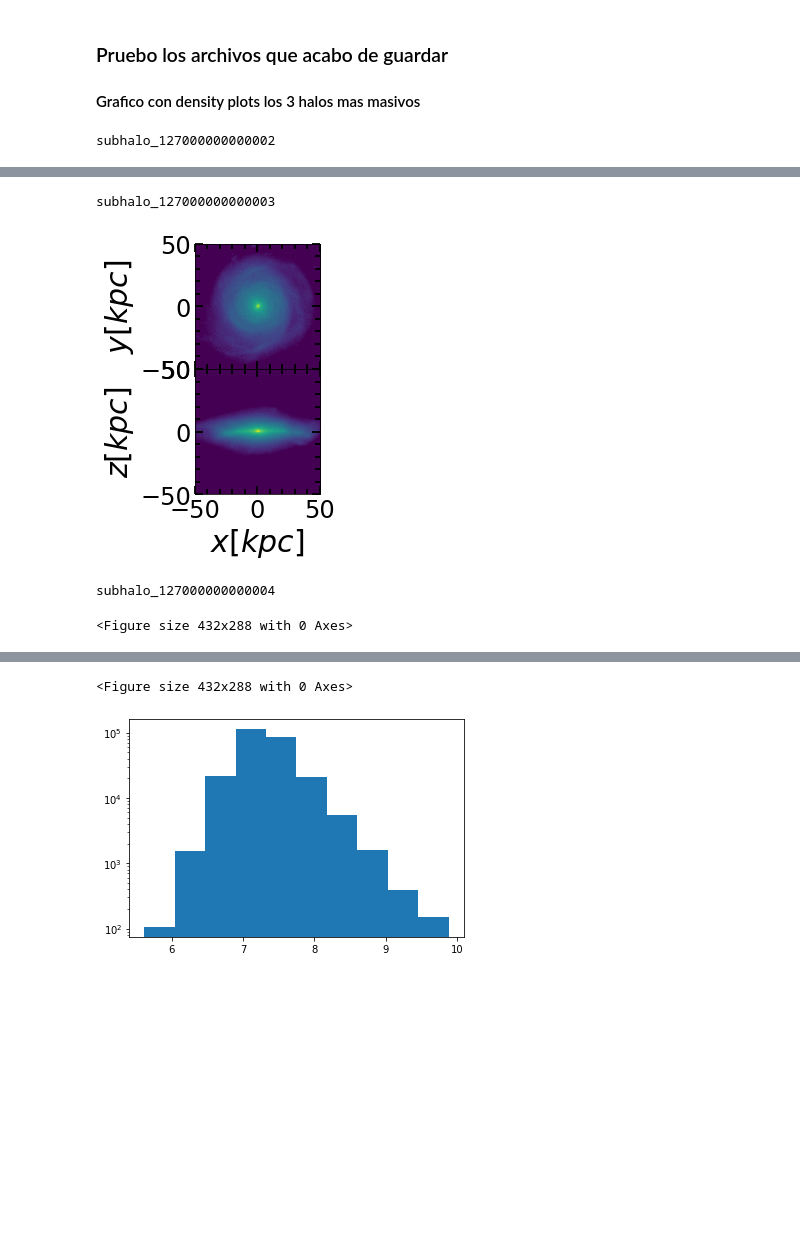
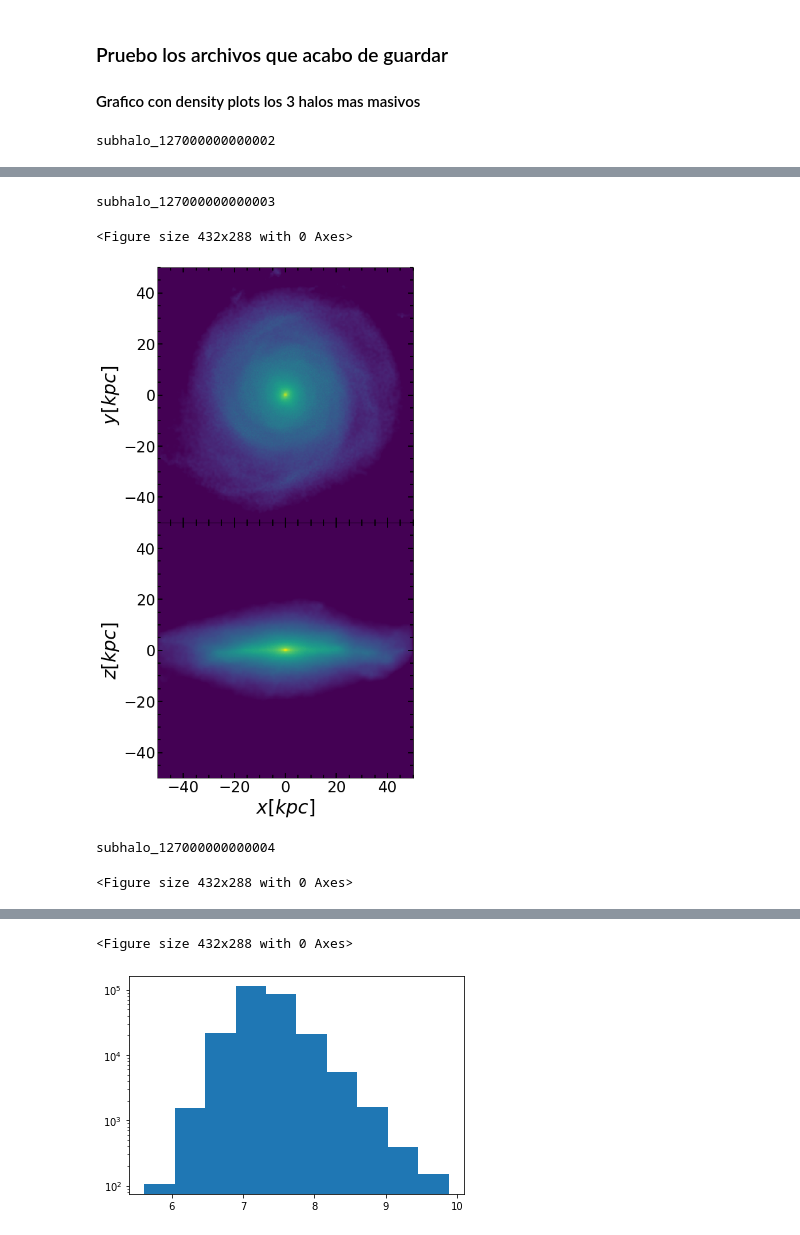
Before and after one commit to ornemarioni/gradients, a Jupyter notebook: programs/read_HESTIA.ipynb, the cells around one changed output, grey strips where cells are left out. Drawn from its saved outputs; the diff is of its cells as text; code cells hidden in the pictures; blank space fills up the shorter version.

Commit message:
reescribiendo los plots de densidad

```diff
--- a/programs/read_HESTIA.ipynb
+++ b/programs/read_HESTIA.ipynb
@@ -386,11 +399,13 @@ import matplotlib.pyplot as plt
 
 # vector = (0,1,3)
 
+ID = np.loadtxt('../_data/my_halos.dat')[:,0]
+
 path = '../_simulations/snap_127/'
 
 for i in range(0,3):
 
-    snap = h5py.File(path + 'subhalo_'+str('%d'%Id[i])+'.h5py', 'r')
+    snap = h5py.File(path + 'subhalo_'+str('%d'%ID[i])+'.h5py', 'r')
 
     print('subhalo_'+str('%d'%Id[i]))
 
@@ -457,57 +472,56 @@ for i in range(0,3):
     cmap='viridis'
 
 #-----grafico-----------
-    fig=plt.figure(i,figsize=(8,13))
+    fig, ax = plt.subplots(nrows=2, ncols=1, figsize=(8, 13))
     fig.subplots_adjust(bottom=0.08, left =0.2, right = 0.92, top = 0.95, wspace=0.03, hspace= 0)
 
     particles=sph.Particles(pos[corte,:],mstr[corte],nb=50)
     escena=sph.Scene(particles)
     escena.update_camera(r='infinity',x=0,y=0,z=0,extent=[-rl,rl,-rl,rl])
     rend1=sph.Render(escena)
     extent=escena.get_extent()
     rend1.set_logscale()
 
-    ax1=fig.add_subplot(211)
-    plt.imshow(rend1.get_image(),extent=extent,origin='lower',cmap=cmap, vmin=vmin, vmax= vmax)
+    ax[0].imshow(rend1.get_image(),extent=extent,origin='lower',cmap=cmap, vmin=vmin, vmax= vmax)
     #plt.axis('off')
     #ax1.set_title('Gadget - '+ str('%s'%vector2[i]), fontsize=18)
-    ax1.set_xticklabels([])
+    ax[0].set_xticklabels([])
     #plt.xlabel('$x$'+' $[kpc]$', fontsize=26)
-    plt.ylabel('$y[kpc]$', fontsize=30)
-    ax1.minorticks_on()
-    ax1.tick_params( labelsize=24)
-    ax1.tick_params('both', length=5, width=1.8,which='minor', direction='in', right='on',top='on')
-    ax1.tick_params('both', length=8, width=1.8,which='major', direction='in', right='on',top='on')
+    ax[0].set_ylabel('$y[kpc]$', fontsize=30)
+    ax[0].minorticks_on()
+    ax[0].tick_params( labelsize=24)
+    ax[0].tick_params('both', length=5, width=1.8,which='minor', direction='in', right='on',top='on')
+    ax[0].tick_params('both', length=8, width=1.8,which='major', direction='in', right='on',top='on')
 
     particles=sph.Particles(pos[corte,:],mstr[corte],nb=50)
     escena=sph.Scene(particles)
     escena.update_camera(r='infinity',x=0,y=0,z=0,extent=[-rl,rl,-rl,rl], t=90)
     rend=sph.Render(escena)
     extent=escena.get_extent()
     rend.set_logscale()
 
-    ax2=fig.add_subplot(212)
-    plt.imshow(rend.get_image(),extent=extent,origin='lower',cmap=cmap, vmin=vmin, vmax= vmax)
+    ax[1].imshow(rend.get_image(),extent=extent,origin='lower',cmap=cmap, vmin=vmin, vmax= vmax)
     #plt.axis('off')
-    plt.xlabel('$x[kpc]$', fontsize=30)
-    plt.ylabel('$z[kpc]$', fontsize=30)
-    ax2.minorticks_on()
-    ax2.tick_params( labelsize=24)
-    ax2.tick_params('both', length=5, width=1.8,which='minor', direction='in', right='on',top='on')
-    ax2.tick_params('both', length=8, width=1.8,which='major', direction='in', right='on',top='on')
+    ax[1].set_xlabel('$x[kpc]$', fontsize=30)
+    ax[1].set_ylabel('$z[kpc]$', fontsize=30)
+    ax[1].minorticks_on()
+    ax[1].tick_params( labelsize=24)
+    ax[1].tick_params('both', length=5, width=1.8,which='minor', direction='in', right='on',top='on')
+    ax[1].tick_params('both', length=8, width=1.8,which='major', direction='in', right='on',top='on')
     #plt.text(12.5, 12.5, str('%.3f'%t)+'Gyr', fontsize=22, color='white', ha='left', va='top')
 
     plt.show()
     plt.clf()
 # %% [output]
 subhalo_127000000000002
 [figure]
 subhalo_127000000000003
+<Figure size 432x288 with 0 Axes>
-[figure, old version]
+[figure, new version]
-subhalo_127000000000004
-<Figure size 432x288 with 0 Axes>
+subhalo_127000000000004
+<Figure size 432x288 with 0 Axes>
 [figure]
-<Figure size 432x288 with 0 Axes>
+<Figure size 432x288 with 0 Axes>
 # %%
 rend1.histogram(log=True)
 # %% [output]
```
Also changed, not shown: parts of 5 cells of this notebook, 2 other files.
